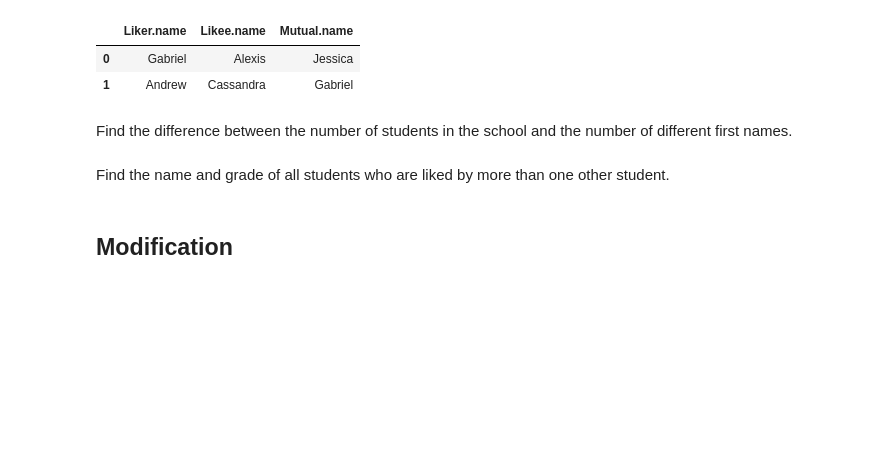
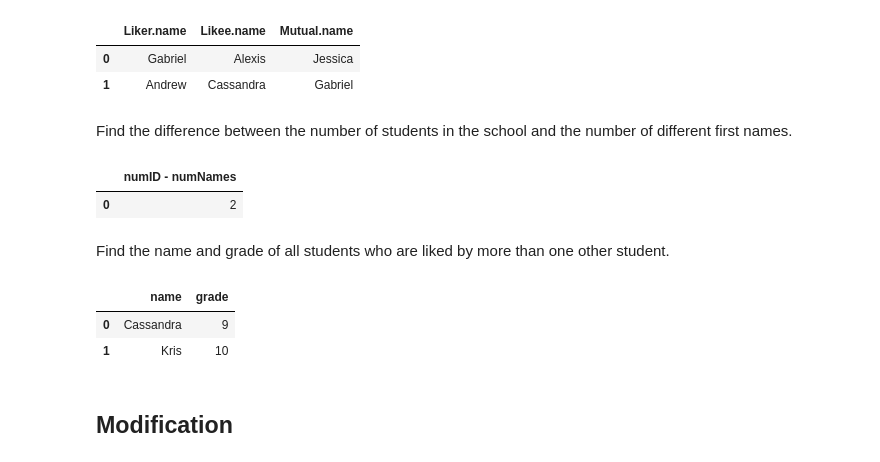
Before and after one commit to dwpsutton/ASI_excercises, a Jupyter notebook: SQL/SQL Workshop Exercises.ipynb, the cells around one changed output. Drawn from its saved outputs; the diff is of its cells as text; code cells hidden in the pictures; blank space fills up the shorter version.

```diff
--- a/SQL/SQL Workshop Exercises.ipynb
+++ b/SQL/SQL Workshop Exercises.ipynb
@@ -231,8 +231,21 @@ eh
 | 1 | Andrew | Cassandra | Gabriel |
 # %% [markdown]
 Find the difference between the number of students in the school and the number of different first names.
+# %%
+ei= pd.read_sql("SELECT numID - numNames FROM ( SELECT count(ID) as numID FROM HighSchooler ), ( SELECT count(name) as numNames FROM ( SELECT name FROM HighSchooler GROUP BY name ) )",con)
+ei
+# %% [output]
+|  | numID - numNames |
+| 0 | 2 |
 # %% [markdown]
 Find the name and grade of all students who are liked by more than one other student.
+# %%
+ej= pd.read_sql("SELECT name, grade FROM HighSchooler JOIN ( SELECT testID as IDs FROM (SELECT H.ID as testID FROM HighSchooler H JOIN Likes L2 ON H.ID = L2.ID2 ) GROUP BY testID HAVING COUNT( testID ) > 1 ) ON IDs = ID",con)
+ej
+# %% [output]
+|  | name | grade |
+| 0 | Cassandra | 9 |
+| 1 | Kris | 10 |
 # %% [markdown]
 ## Modification
 # %% [markdown]
```
Also changed, not shown: 2 other files.
